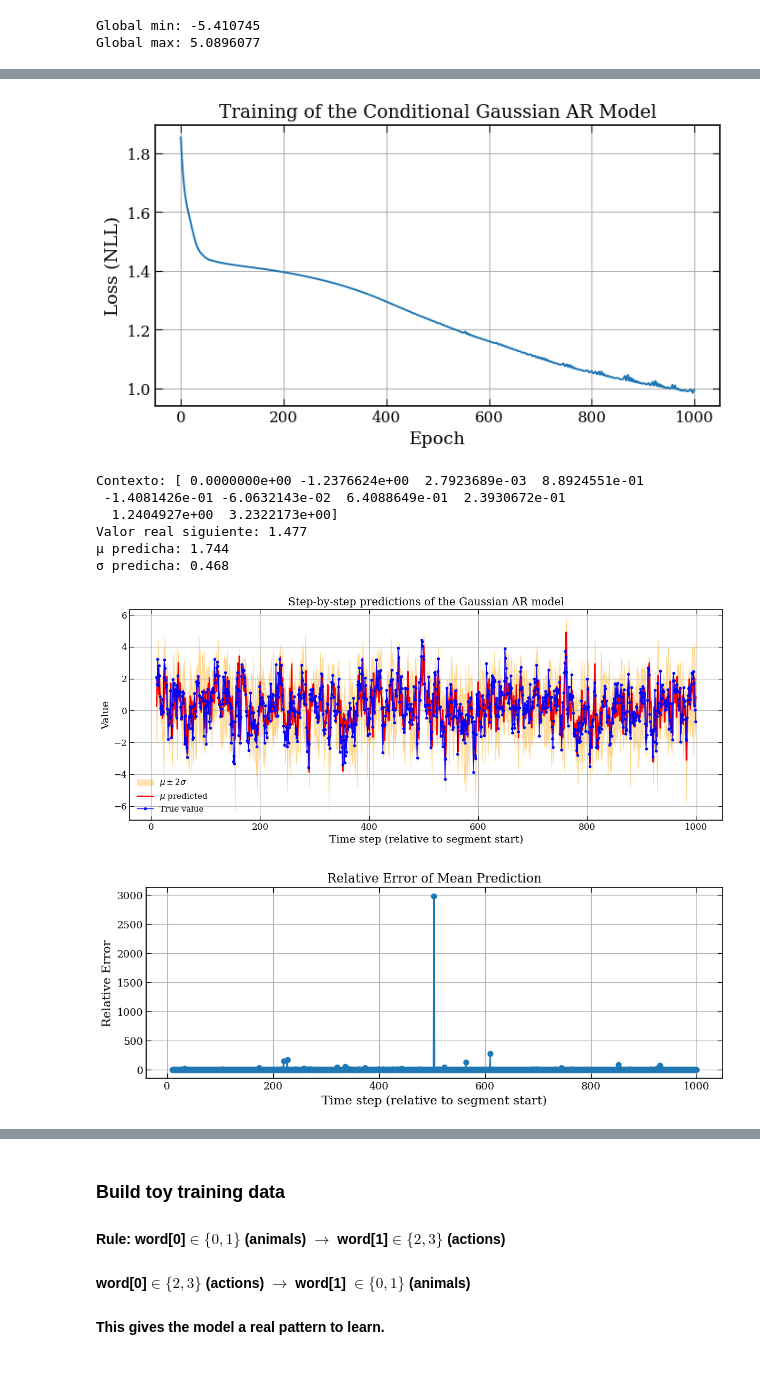
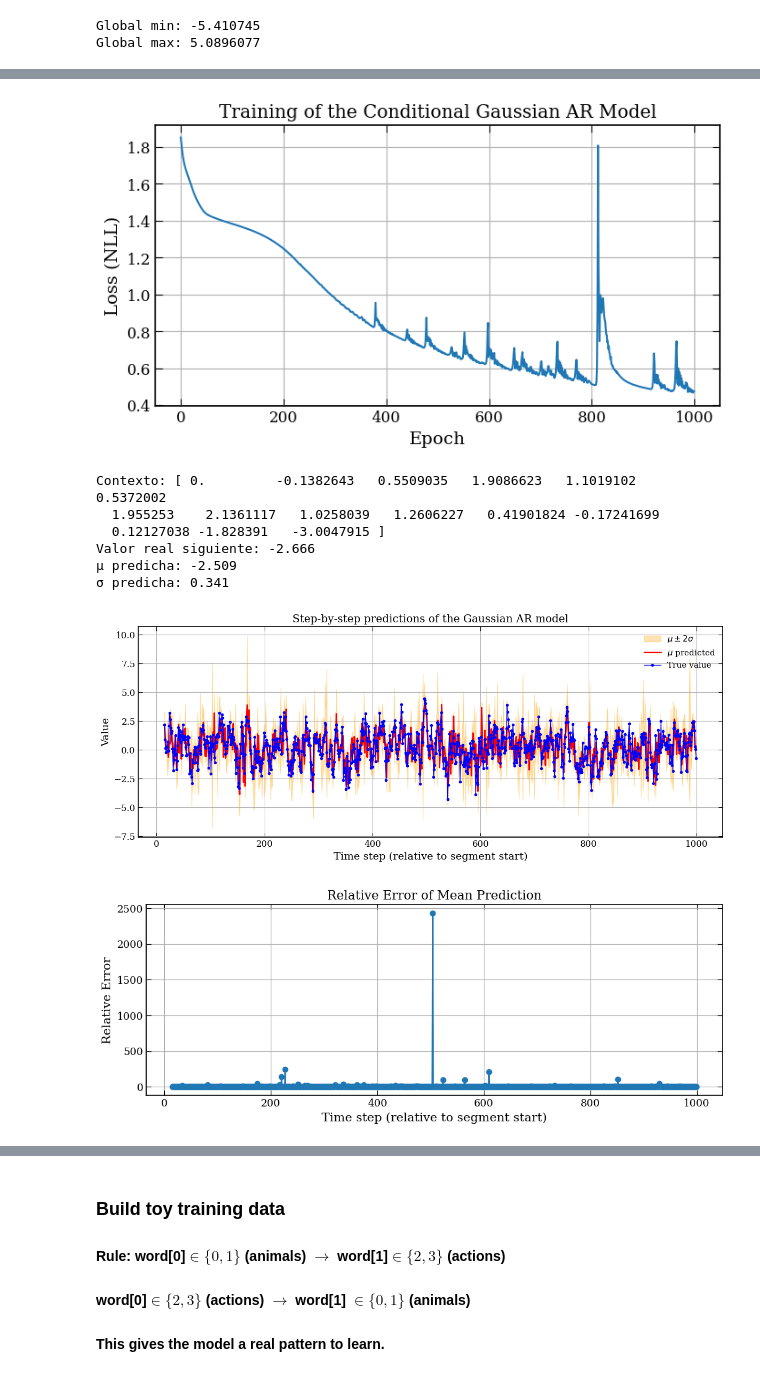
Before and after one commit to mazapataa/NNbasic, a Jupyter notebook: Generative Models/autoregressive_model.ipynb, the cells around one changed output, grey strips where cells are left out. Saved outputs shown, nothing was run; the diff lists cells and outputs as text; code cells hidden in the pictures.

```diff
--- a/Generative Models/autoregressive_model.ipynb
+++ b/Generative Models/autoregressive_model.ipynb
@@ -138,7 +138,7 @@ def gaussian_nll(mu, log_var, target):
     return nll.mean()
 # %%
 # Hyperparameters
-context_window = 10  # how many past steps we use to predict the next one
+context_window = 15  # how many past steps we use to predict the next one
 hidden_dim = 64
 learning_rate = 1e-3
 epochs = 1000
@@ -215,7 +215,7 @@ plt.title('Training of the Conditional Gaussian AR Model')
 plt.grid(True)
 plt.show()
 # %% [output]
-[figure, old version]
+[figure, new version]
 # %%
 # Veamos una predicción para un contexto de ejemplo
 model.eval()
@@ -231,15 +231,15 @@ with torch.no_grad():
     print(f"μ predicha: {mu_pred.item():.3f}")
     print(f"σ predicha: {sigma_pred.item():.3f}")
 # %% [output]
-Contexto: [ 0.0000000e+00 -1.2376624e+00  2.7923689e-03  8.8924551e-01
- -1.4081426e-01 -6.0632143e-02  6.4088649e-01  2.3930672e-01
-  1.2404927e+00  3.2322173e+00]
-Valor real siguiente: 1.477
-μ predicha: 1.744
-σ predicha: 0.468
+Contexto: [ 0.         -0.1382643   0.5509035   1.9086623   1.1019102   0.5372002
+  1.955253    2.1361117   1.0258039   1.2606227   0.41901824 -0.17241699
+  0.12127038 -1.828391   -3.0047915 ]
+Valor real siguiente: -2.666
+μ predicha: -2.509
+σ predicha: 0.341
 # %%
 # choice a segment of the original series to predict
-context_window = 10
+context_window = 15
 segment_length = 1000  # number of steps we want to plot
 start = 1000           # starting point in the full series (you can change this)
 end = start + segment_length
@@ -270,34 +270,34 @@ pred_mu = np.array(pred_mu)
 pred_sigma = np.array(pred_sigma)
 
 # ----------------------------------------------------------------------
 # 3. Plot
 # ----------------------------------------------------------------------
 time_true = np.arange(context_window, len(segment))  # indices of the true predicted value
 true_vals = segment[context_window:]                  # true values to predict
 
 plt.figure(figsize=(12, 5))
 
 # Uncertainty fill: mean ± 2*sigma (~95%)
 plt.fill_between(time_true,
                  pred_mu - 2 * pred_sigma,
                  pred_mu + 2 * pred_sigma,
                  alpha=0.3, color='orange', label=r'$\mu \pm 2\sigma$')
 
 # Predicted mean
 plt.plot(time_true, pred_mu, '-', color='red', linewidth=2, label=r'$\mu$ predicted')
 
 # True value
 plt.plot(time_true, true_vals, 'o-', color='blue', markersize=3, linewidth=1, label='True value')
 
 plt.xlabel('Time step (relative to segment start)')
 plt.ylabel('Value')
 plt.title('Step-by-step predictions of the Gaussian AR model')
 plt.legend()
 plt.grid(True)
 plt.tight_layout()
 plt.show()
 # %% [output]
-[figure, old version]
+[figure, new version]
 # %%
 # relative error in mean prediction
 relative_error = np.abs(pred_mu - true_vals) / (np.abs(true_vals) + 1e-10)
@@ -309,4 +309,4 @@ plt.ylabel('Relative Error')
 plt.grid()
 plt.show()
 # %% [output]
-[figure, old version]
+[figure, new version]
```
Also changed, not shown: parts of 6 cells of this notebook.
